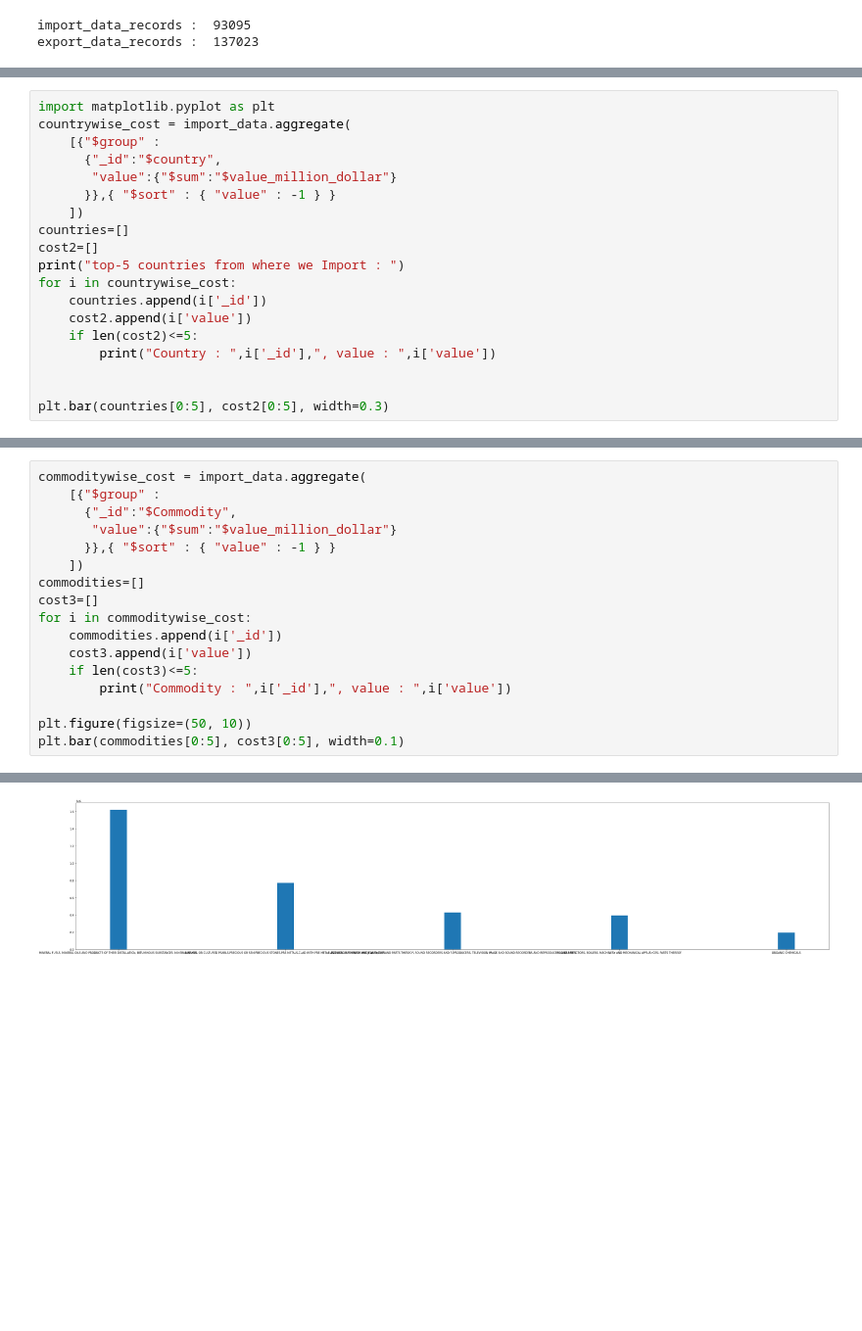
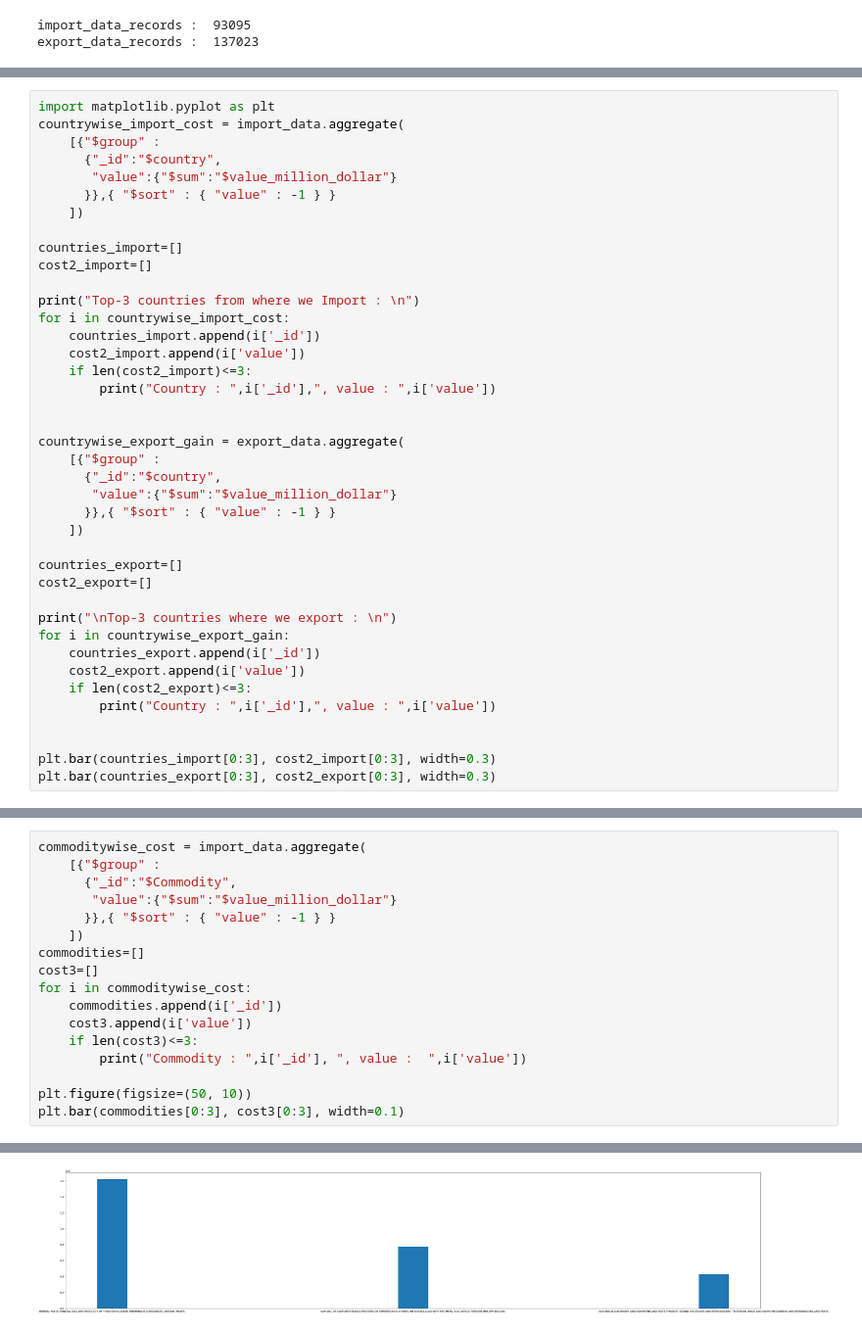
Before and after one commit to Avi-chauhan/Import-export-analysis, a Jupyter notebook: Analysis on Indian import-export (2010-2018).ipynb, the cells around one changed output, grey strips where cells are left out. Shown at 98% size. Saved outputs shown, nothing was run; the diff lists cells and outputs as text; blank space fills up the shorter version.

Commit message:
done general import-export. remaining 2015 records analyzing

```diff
--- a/Analysis on Indian import-export (2010-2018).ipynb
+++ b/Analysis on Indian import-export (2010-2018).ipynb
@@ -162,20 +290,41 @@ plt.bar(years, cost)
 # %%
 import matplotlib.pyplot as plt
-countrywise_cost = import_data.aggregate(
+countrywise_import_cost = import_data.aggregate(
     [{"$group" :
       {"_id":"$country",
        "value":{"$sum":"$value_million_dollar"}
       }},{ "$sort" : { "value" : -1 } }
     ])
-countries=[]
-cost2=[]
-print("top-5 countries from where we Import : ")
-for i in countrywise_cost:
-    countries.append(i['_id'])
-    cost2.append(i['value'])
-    if len(cost2)<=5:
+
+countries_import=[]
+cost2_import=[]
+
+print("Top-3 countries from where we Import : \n")
+for i in countrywise_import_cost:
+    countries_import.append(i['_id'])
+    cost2_import.append(i['value'])
+    if len(cost2_import)<=3:
         print("Country : ",i['_id'],", value : ",i['value'])
 
 
-plt.bar(countries[0:5], cost2[0:5], width=0.3)
+countrywise_export_gain = export_data.aggregate(
+    [{"$group" :
+      {"_id":"$country",
+       "value":{"$sum":"$value_million_dollar"}
+      }},{ "$sort" : { "value" : -1 } }
+    ])
+
+countries_export=[]
+cost2_export=[]
+
+print("\nTop-3 countries where we export : \n")
+for i in countrywise_export_gain:
+    countries_export.append(i['_id'])
+    cost2_export.append(i['value'])
+    if len(cost2_export)<=3:
+        print("Country : ",i['_id'],", value : ",i['value'])
+
+
+plt.bar(countries_import[0:3], cost2_import[0:3], width=0.3)
+plt.bar(countries_export[0:3], cost2_export[0:3], width=0.3)
 # %% [output]
@@ -201,9 +355,9 @@ cost3=[]
 for i in commoditywise_cost:
     commodities.append(i['_id'])
     cost3.append(i['value'])
-    if len(cost3)<=5:
-        print("Commodity : ",i['_id'],", value : ",i['value'])
+    if len(cost3)<=3:
+        print("Commodity : ",i['_id'], ", value :  ",i['value'])
 
 plt.figure(figsize=(50, 10))
-plt.bar(commodities[0:5], cost3[0:5], width=0.1)
+plt.bar(commodities[0:3], cost3[0:3], width=0.1)
 # %% [output]
@@ -216 +368 @@ Commodity :  ORGANIC CHEMICALS , value :  192168.0
-[figure, old version]
+[figure, new version]
```
Also changed, not shown: parts of 15 cells of this notebook, 2 other files.
